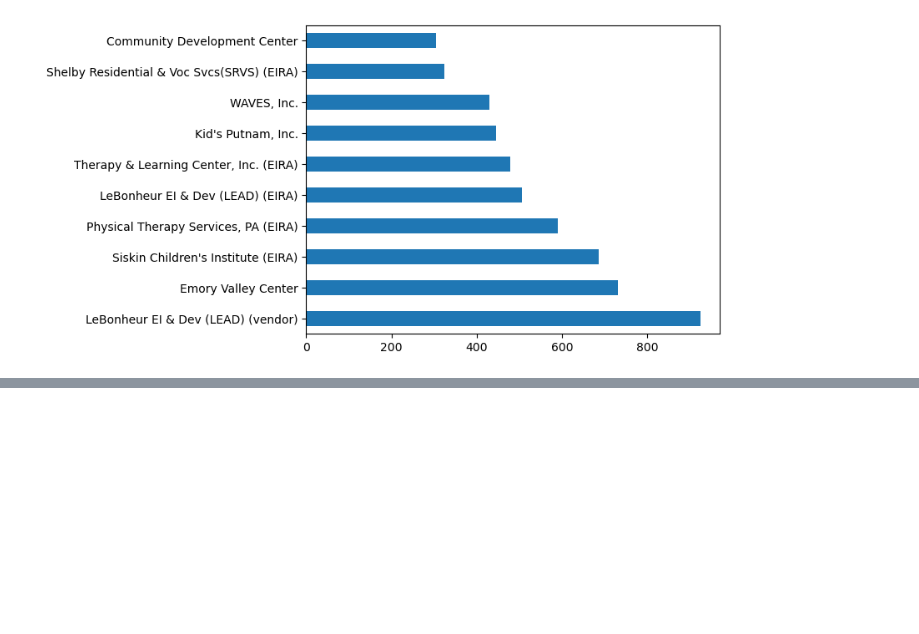
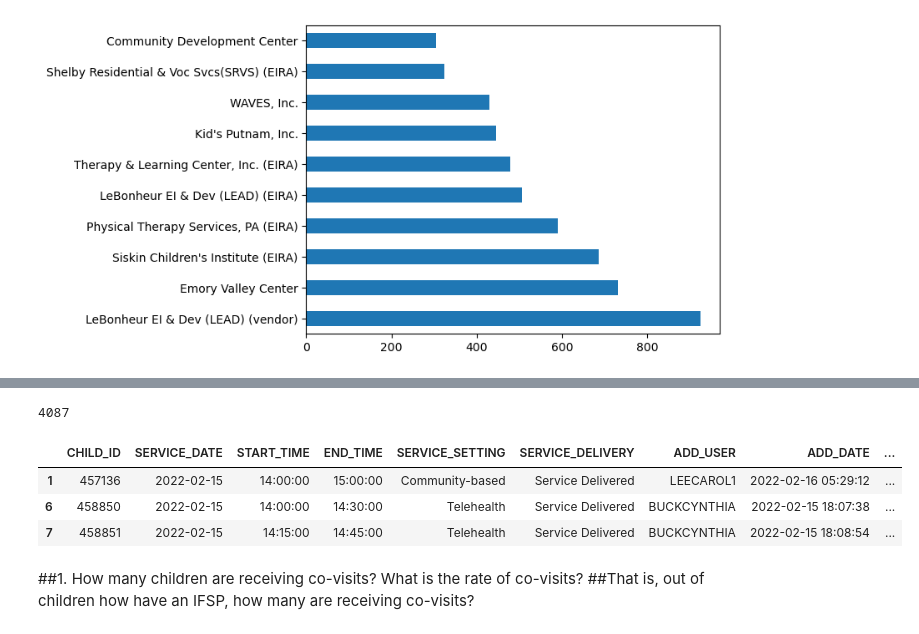
Before and after one commit to NSS-Data-Analytics-Cohort-8/teis_da8_1-sockswithsandals, a Jupyter notebook: notebooks/larry_teis.ipynb, the cells around one changed output, grey strips where cells are left out. Drawn from its saved outputs; the diff is of its cells as text; code cells hidden in the pictures; blank space fills up the shorter version.

```diff
--- a/notebooks/larry_teis.ipynb
+++ b/notebooks/larry_teis.ipynb
@@ -359,0 +442,15 @@ print(covisit_check_df.loc[covisit_check_df['SERVICE_SETTING'] == 'Other'].value
+# %%
+##Question 5. Who is performing co-visits?
+##Are they generally performed by the same provider or discipline or by multiple providers or disciplines?
+##Is it more likely for a co-visit to occur if vendor services are within the same agency?
+
+print('agencies performing co-visits: '+ str(len(covisit_check_df['AGENCY_NAME'].unique())))
+print('sum of co-visits by agencies: '+str(covisit_check_df['AGENCY_NAME'].value_counts().sum()))
+pd.set_option('display.max_rows', 100)
+print('covisits by agency:')
+print(covisit_check_df['AGENCY_NAME'].value_counts())
+print('covisits by service name:')
+print(covisit_check_df['SERVICE_NAME'].value_counts())
+print('sum of co-visits by service: '+str(covisit_check_df['SERVICE_NAME'].value_counts().sum()))
+pd.reset_option('display.max_rows')
+#print(covisit_check_df['AGENCY_NAME'].unique())
@@ -359,0 +523,18 @@ print(covisit_check_df.loc[covisit_check_df['SERVICE_SETTING'] == 'Other'].value
+# %%
+# Filter the rows where 'IFSP Teaming ID name' is 'Co-Visit'/ create new df / check len
+covisit_check = compiled_df1.loc[compiled_df1['IFSP_TEAMING_ID_NAME'] == 'Co-Visit']
+covisit_check_df = pd.DataFrame(covisit_check)
+#Filter for SERVICE_DELIVERY = Service Delivered
+covisit_check = covisit_check.loc[covisit_check['SERVICE_DELIVERY'] == 'Service Delivered']
+covisit_check_df = pd.DataFrame(covisit_check)
+print(len(covisit_check_df.index))
+covisit_check_df.head(3)
+# %% [output]
+4087
+|  | CHILD_ID | SERVICE_DATE | START_TIME | END_TIME | SERVICE_SETTING | SERVICE_DELIVERY | ADD_USER | ADD_DATE | ... |
+| 1 | 457136 | 2022-02-15 | 14:00:00 | 15:00:00 | Community-based | Service Delivered | LEECAROL1 | 2022-02-16 05:29:12 | ... |
+| 6 | 458850 | 2022-02-15 | 14:00:00 | 14:30:00 | Telehealth | Service Delivered | BUCKCYNTHIA | 2022-02-15 18:07:38 | ... |
+| 7 | 458851 | 2022-02-15 | 14:15:00 | 14:45:00 | Telehealth | Service Delivered | BUCKCYNTHIA | 2022-02-15 18:08:54 | ... |
+# %% [markdown]
+##1. How many children are receiving co-visits? What is the rate of co-visits?
+##That is, out of children how have an IFSP, how many are receiving co-visits?
```
Also changed, not shown: parts of 35 cells of this notebook.
